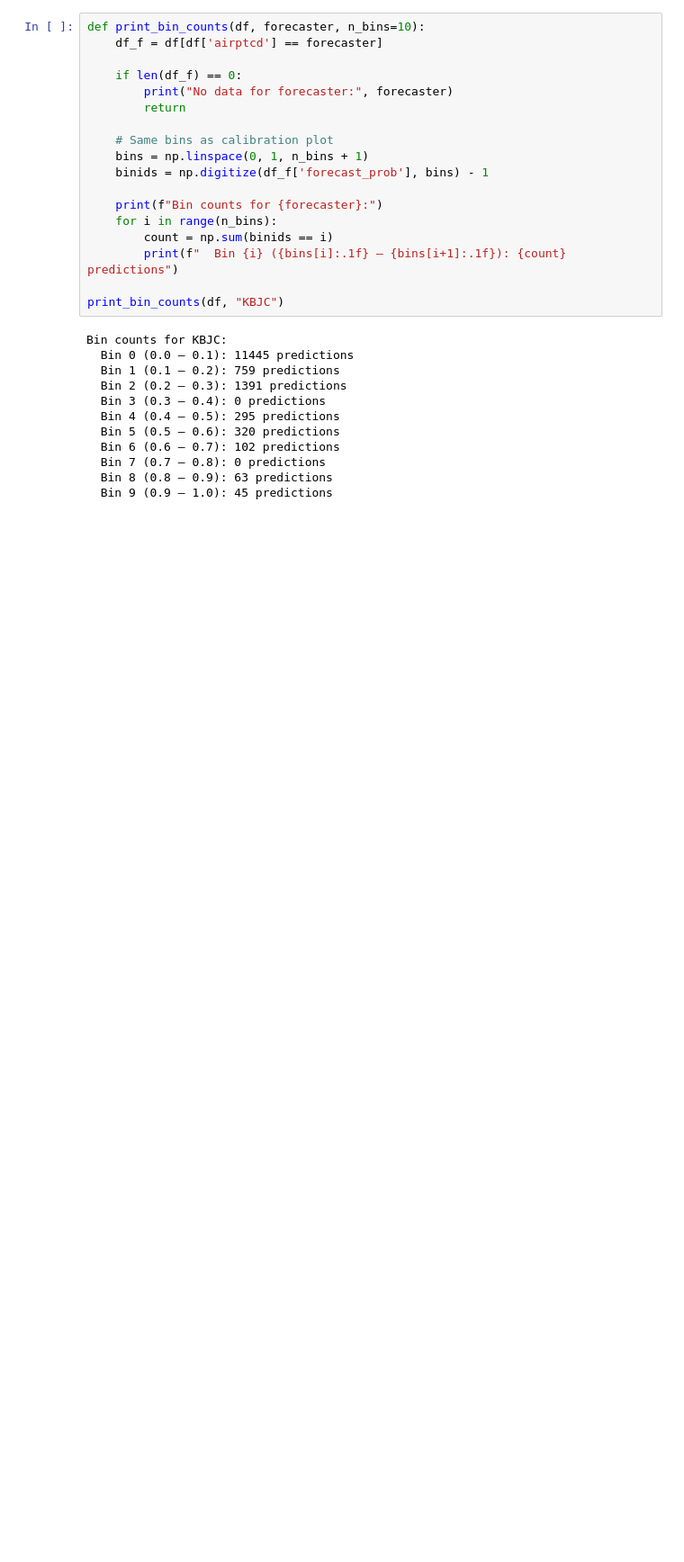
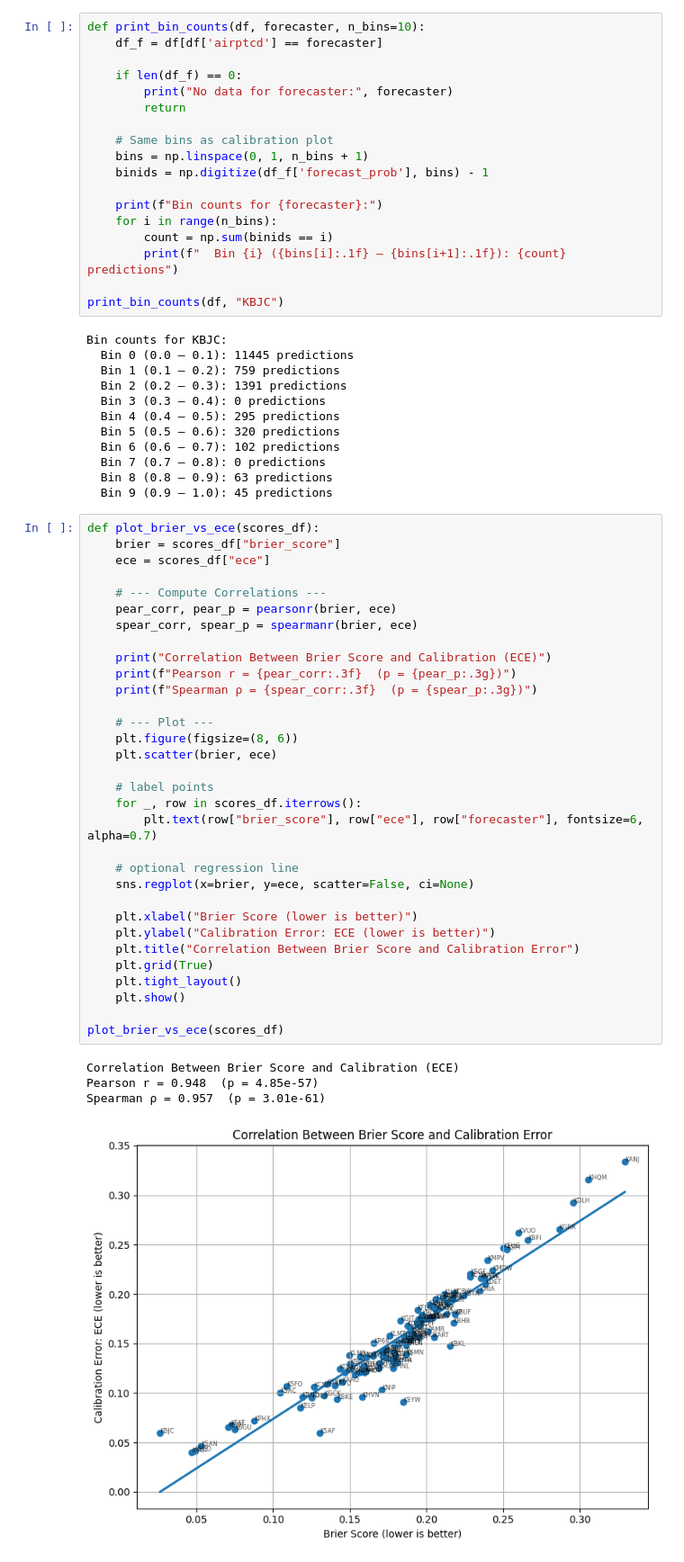
Before and after one commit to iliang1234/CPSC-6551-Final-Project, a Jupyter notebook: scoring_rules_and_calibration.ipynb, the cells around one changed output. Shown at 90% size. Cells and saved outputs as stored; diff of their text form; blank space fills up the shorter version.

```diff
--- a/scoring_rules_and_calibration.ipynb
+++ b/scoring_rules_and_calibration.ipynb
@@ -178,3 +188,40 @@ Bin counts for KBJC:
   Bin 7 (0.7 – 0.8): 0 predictions
   Bin 8 (0.8 – 0.9): 63 predictions
   Bin 9 (0.9 – 1.0): 45 predictions
+# %%
+def plot_brier_vs_ece(scores_df):
+    brier = scores_df["brier_score"]
+    ece = scores_df["ece"]
+
+    # --- Compute Correlations ---
+    pear_corr, pear_p = pearsonr(brier, ece)
+    spear_corr, spear_p = spearmanr(brier, ece)
+
+    print("Correlation Between Brier Score and Calibration (ECE)")
+    print(f"Pearson r = {pear_corr:.3f}  (p = {pear_p:.3g})")
+    print(f"Spearman ρ = {spear_corr:.3f}  (p = {spear_p:.3g})")
+
+    # --- Plot ---
+    plt.figure(figsize=(8, 6))
+    plt.scatter(brier, ece)
+
+    # label points
+    for _, row in scores_df.iterrows():
+        plt.text(row["brier_score"], row["ece"], row["forecaster"], fontsize=6, alpha=0.7)
+
+    # optional regression line
+    sns.regplot(x=brier, y=ece, scatter=False, ci=None)
+
+    plt.xlabel("Brier Score (lower is better)")
+    plt.ylabel("Calibration Error: ECE (lower is better)")
+    plt.title("Correlation Between Brier Score and Calibration Error")
+    plt.grid(True)
+    plt.tight_layout()
+    plt.show()
+
+plot_brier_vs_ece(scores_df)
+# %% [output]
+Correlation Between Brier Score and Calibration (ECE)
+Pearson r = 0.948  (p = 4.85e-57)
+Spearman ρ = 0.957  (p = 3.01e-61)
+[figure, added]
```
Also changed, not shown: parts of 3 cells of this notebook, 2 other files.
